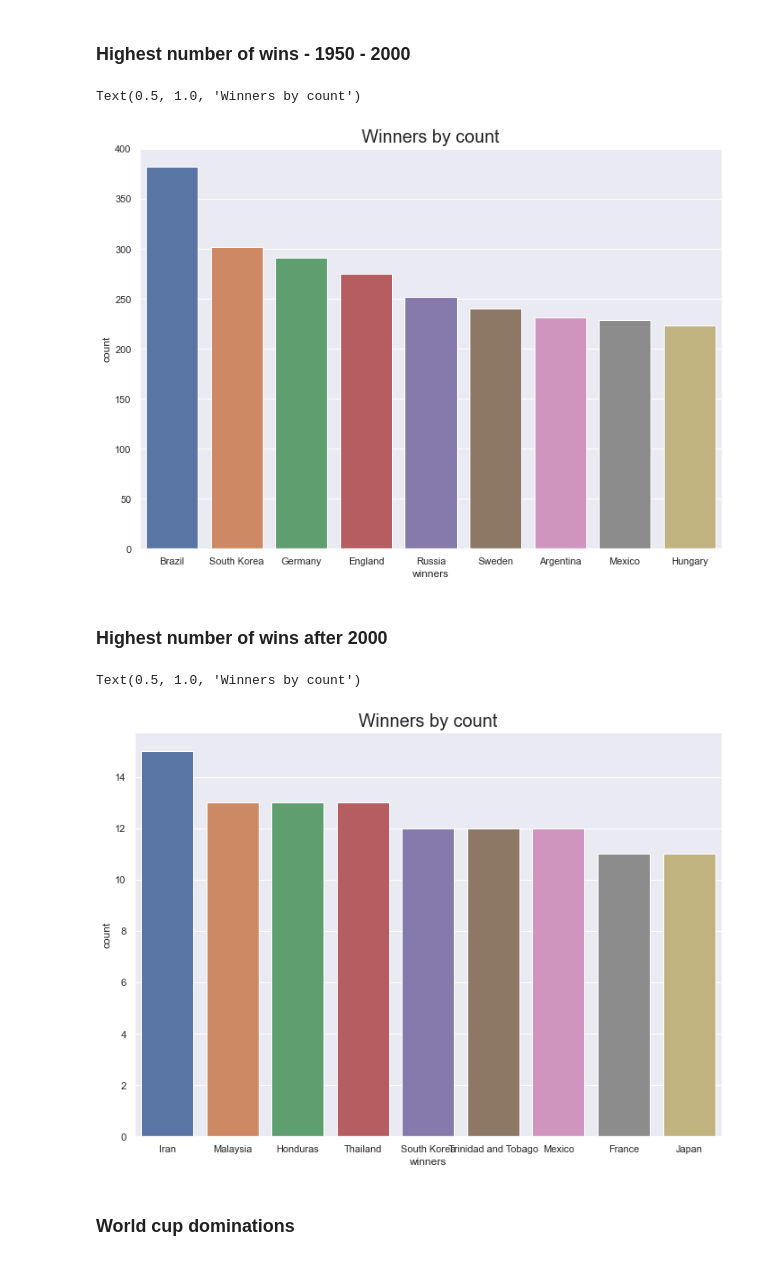
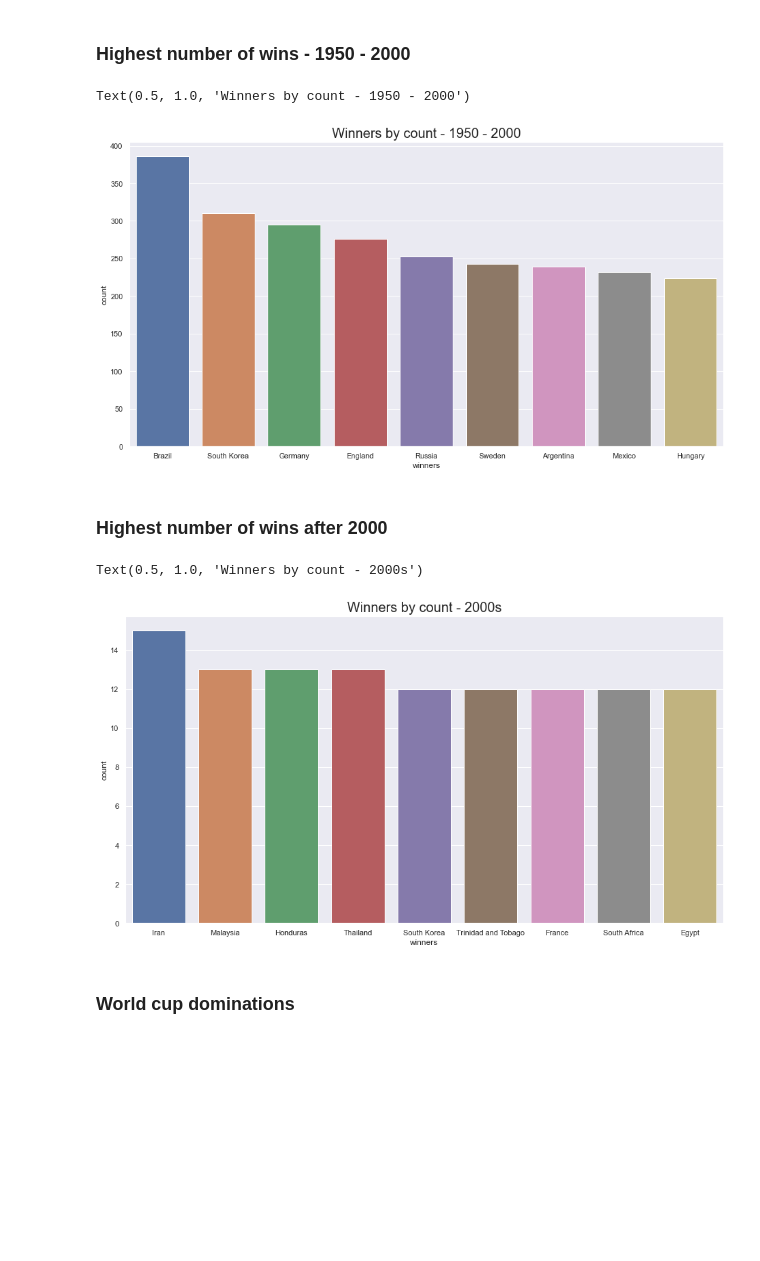
Before and after one commit to Tamizh2907/Footballdata, a Jupyter notebook: main.ipynb, the cells around one changed output. Drawn from its saved outputs; the diff is of its cells as text; code cells hidden in the pictures; blank space fills up the shorter version.

```diff
--- a/main.ipynb
+++ b/main.ipynb
@@ -82,7 +157,7 @@ results.head()
 # %% [markdown]
 ### Highest number of wins - Overall
 # %%
-sns.set(rc={'figure.figsize':(11.7,8.27)})
-sns.countplot(x=results['winners'], order=results.winners.value_counts().iloc[1:10].index).set_title("Winners by count", fontsize=20)
+sns.set(rc={'figure.figsize':(15.7,8.27)})
+sns.countplot(x=resultshootmerge['winners'], order=resultshootmerge.winners.value_counts().iloc[1:10].index).set_title("Winners by count", fontsize=20)
 # %% [output]
 Text(0.5, 1.0, 'Winners by count')
@@ -94,5 +169,5 @@ results1800s = results[results['date'] <= '1900-01-01']
 # %%
-sns.set(rc={'figure.figsize':(11.7,8.27)})
+sns.set(rc={'figure.figsize':(15.7,8.27)})
 sns.countplot(x=results1800s['winners'],
-                order=results1800s.winners.value_counts().iloc[:10].index).set_title("Winners by count", fontsize=20)
+                order=results1800s.winners.value_counts().iloc[:10].index).set_title("Winners by count - 1800s", fontsize=20)
 # %% [output]
@@ -105,5 +180,5 @@ results1900s = results[results['date'].between('1900-01-01', '1950-12-31', inclu
 # %%
-sns.set(rc={'figure.figsize':(11.7,8.27)})
+sns.set(rc={'figure.figsize':(15.7,8.27)})
 sns.countplot(x=results1900s['winners'],
-                order=results1900s.winners.value_counts().iloc[1:10].index).set_title("Winners by count", fontsize=20)
+                order=results1900s.winners.value_counts().iloc[1:10].index).set_title("Winners by count - 1900 - 1950", fontsize=20)
 # %% [output]
@@ -112,14 +187,14 @@ Text(0.5, 1.0, 'Winners by count')
 # %% [markdown]
 ### Highest number of wins - 1950 - 2000
 # %%
-results1950s = results[results['date'].between('1950-01-01', '1999-12-31', inclusive='both')]
+results1950s = resultshootmerge[resultshootmerge['date'].between('1950-01-01', '1999-12-31', inclusive='both')]
 # %%
-sns.set(rc={'figure.figsize':(11.7,8.27)})
+sns.set(rc={'figure.figsize':(15.7,8.27)})
 sns.countplot(x=results1950s['winners'],
-                order=results1950s.winners.value_counts().iloc[1:10].index).set_title("Winners by count", fontsize=20)
+                order=results1950s.winners.value_counts().iloc[1:10].index).set_title("Winners by count - 1950 - 2000", fontsize=20)
 # %% [output]
-Text(0.5, 1.0, 'Winners by count')
+Text(0.5, 1.0, 'Winners by count - 1950 - 2000')
-[figure, old version]
+[figure, new version]
 # %% [markdown]
 ### Highest number of wins after 2000
 # %%
@@ -127,10 +202,10 @@ results2000s = results[results['date'].between('200-01-01', '2000-12-31', inclus
 # %%
-sns.set(rc={'figure.figsize':(11.7,8.27)})
+sns.set(rc={'figure.figsize':(15.7,8.27)})
 sns.countplot(x=results2000s['winners'],
-                order=results2000s.winners.value_counts().iloc[1:10].index).set_title("Winners by count", fontsize=20)
+                order=results2000s.winners.value_counts().iloc[1:10].index).set_title("Winners by count - 2000s", fontsize=20)
 # %% [output]
-Text(0.5, 1.0, 'Winners by count')
+Text(0.5, 1.0, 'Winners by count - 2000s')
-[figure, old version]
+[figure, new version]
 # %% [markdown]
 ### World cup dominations
 # %%
```
Also changed, not shown: parts of 56 cells of this notebook.
